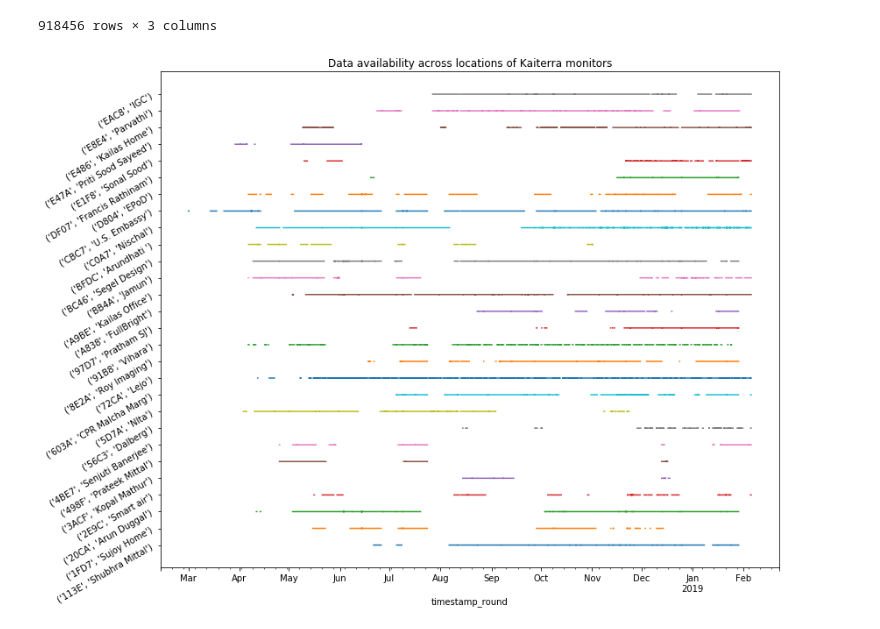
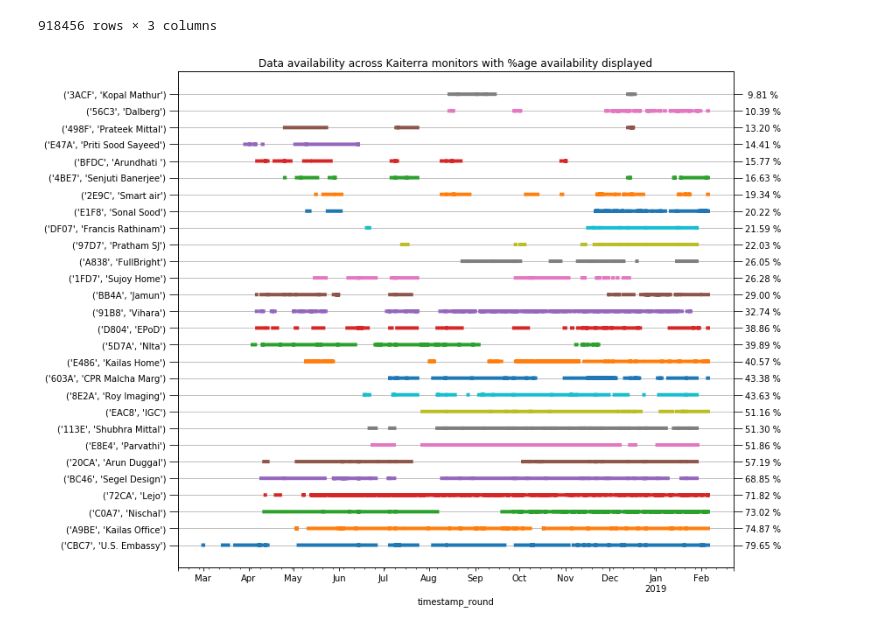
Before and after one commit to ankitbha/hidden_hotspots, a Jupyter notebook: PreviewData-FieldEggIDs.ipynb, the cells around one changed output. Drawn from its saved outputs; the diff is of its cells as text; code cells hidden in the pictures.

Commit message:
Improve availability plot
The percentage of availability for each sensor is also shown.

```diff
--- a/PreviewData-FieldEggIDs.ipynb
+++ b/PreviewData-FieldEggIDs.ipynb
@@ -29,21 +29,31 @@ df
 |  | 2019-02-05 16:15:00 | IGC | 230.000000 | 302.000000 |
 918456 rows × 3 columns
 # %%
+# display availability based on percent counts
 grouped = df.groupby(level=0)
+validfracs = (grouped.pm25.count() / grouped.pm25.size())
+validfracs.sort_values(ascending=False, inplace=True)
 
 fig = plt.figure(figsize=(12,9))
 ax = fig.add_subplot(111)
 
-for count, (name, group) in enumerate(grouped, 1):
+for count, name in enumerate(validfracs.index, 1):
     # plot the data availability
+    group = grouped.get_group(name)
     group.reset_index(level=0, drop=True, inplace=True)
-    group.pm25.where(np.isnan(group.pm25), other=count).plot()
+    group.pm25.where(np.isnan(group.pm25), other=count).plot(lw=4)
 
 ax.set_yticks(np.arange(1,count+1))
-ax.set_yticklabels([(name, group.location[0]) for (name,group) in grouped], rotation=30)
-ax.set_title('Data availability across locations of Kaiterra monitors')
-plt.tight_layout()
-fig.savefig('data/datagaps_kaiterra_fieldeggs_{}.png'.format('2019_Feb_05'))
-fig.savefig('data/datagaps_kaiterra_fieldeggs_{}.pdf'.format('2019_Feb_05'))
+ax.set_yticklabels([(name, grouped.get_group(name).location[0]) for name in validfracs.index])
+ax.tick_params(axis='y', right=0, left=1, length=10)
+ax2 = ax.twinx()
+ax2.set_ylim(ax.get_ylim())
+ax2.set_yticks(ax.get_yticks())
+ax2.set_yticklabels(['{:5.2f} %'.format(val*100) for val in validfracs])
+ax2.tick_params(axis='y', right=1, left=0, length=10)
+ax.set_title('Data availability across Kaiterra monitors with %age availability displayed')
+ax.grid(axis='y')
+fig.tight_layout()
+plt.show()
 # %% [output]
-[figure, old version]
+[figure, new version]
```
Also changed, not shown: parts of 1 cell of this notebook, 2 other files.
